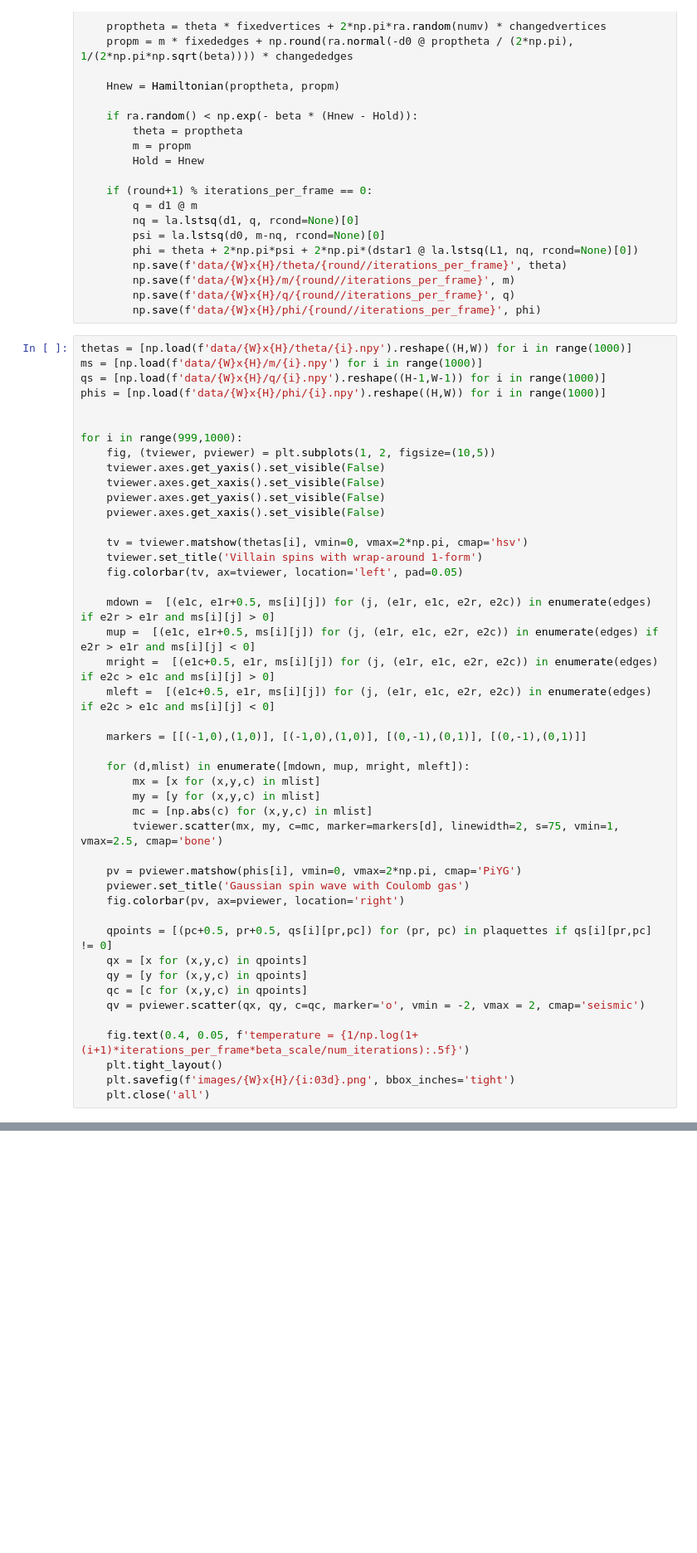
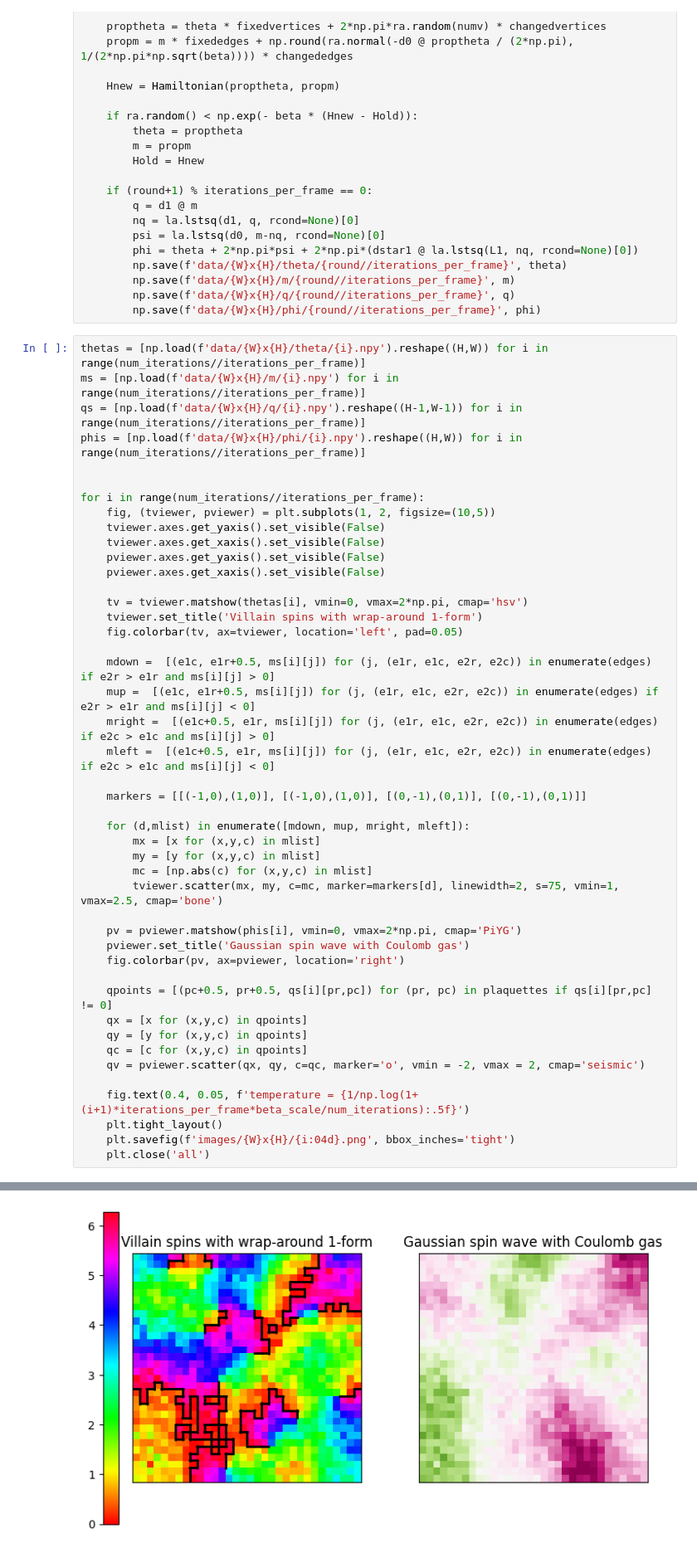
Before and after one commit to vilasopher/jupyter-notebooks, a Jupyter notebook: python/VillainCoulomb/VillainCoulomb.ipynb, the cells around one changed output, grey strips where cells are left out. Shown: that part at 83% size. Saved outputs shown, nothing was run; the diff lists cells and outputs as text; blank space fills up the shorter version.

```diff
--- a/python/VillainCoulomb/VillainCoulomb.ipynb
+++ b/python/VillainCoulomb/VillainCoulomb.ipynb
@@ -116,13 +116,13 @@ for round in range(num_iterations):
         np.save(f'data/{W}x{H}/q/{round//iterations_per_frame}', q)
         np.save(f'data/{W}x{H}/phi/{round//iterations_per_frame}', phi)
 # %%
-thetas = [np.load(f'data/{W}x{H}/theta/{i}.npy').reshape((H,W)) for i in range(1000)]
-ms = [np.load(f'data/{W}x{H}/m/{i}.npy') for i in range(1000)]
-qs = [np.load(f'data/{W}x{H}/q/{i}.npy').reshape((H-1,W-1)) for i in range(1000)]
-phis = [np.load(f'data/{W}x{H}/phi/{i}.npy').reshape((H,W)) for i in range(1000)]
+thetas = [np.load(f'data/{W}x{H}/theta/{i}.npy').reshape((H,W)) for i in range(num_iterations//iterations_per_frame)]
+ms = [np.load(f'data/{W}x{H}/m/{i}.npy') for i in range(num_iterations//iterations_per_frame)]
+qs = [np.load(f'data/{W}x{H}/q/{i}.npy').reshape((H-1,W-1)) for i in range(num_iterations//iterations_per_frame)]
+phis = [np.load(f'data/{W}x{H}/phi/{i}.npy').reshape((H,W)) for i in range(num_iterations//iterations_per_frame)]
 
 
-for i in range(999,1000):
+for i in range(num_iterations//iterations_per_frame):
     fig, (tviewer, pviewer) = plt.subplots(1, 2, figsize=(10,5))
     tviewer.axes.get_yaxis().set_visible(False)
     tviewer.axes.get_xaxis().set_visible(False)
@@ -158,5 +158,6 @@ for i in range(999,1000):
 
     fig.text(0.4, 0.05, f'temperature = {1/np.log(1+(i+1)*iterations_per_frame*beta_scale/num_iterations):.5f}')
     plt.tight_layout()
-    plt.savefig(f'images/{W}x{H}/{i:03d}.png', bbox_inches='tight')
+    plt.savefig(f'images/{W}x{H}/{i:04d}.png', bbox_inches='tight')
     plt.close('all')
+# %% [output]
@@ -162,0 +165 @@ for i in range(999,1000):
+[figure, added]
```
Also changed, not shown: parts of 3 cells of this notebook, 1 other file.
